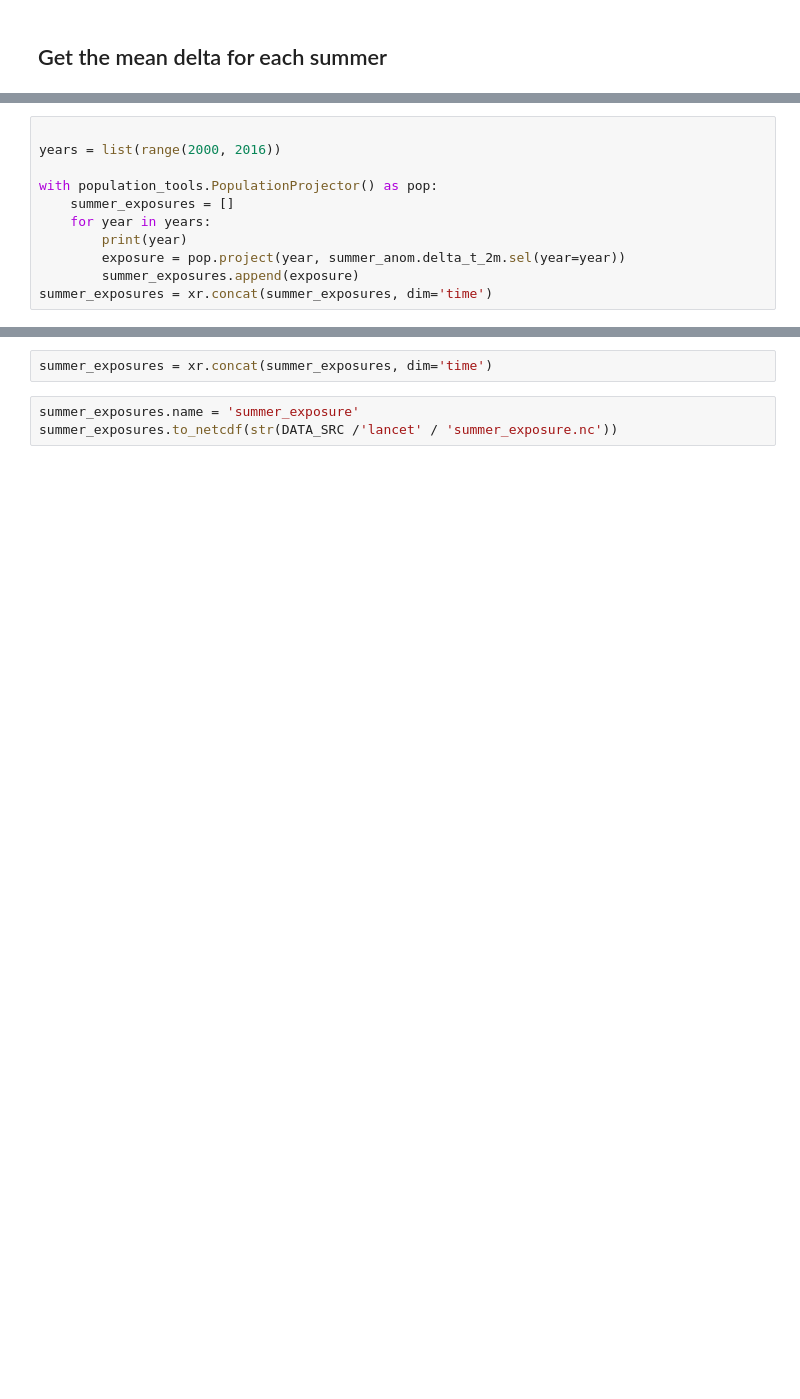
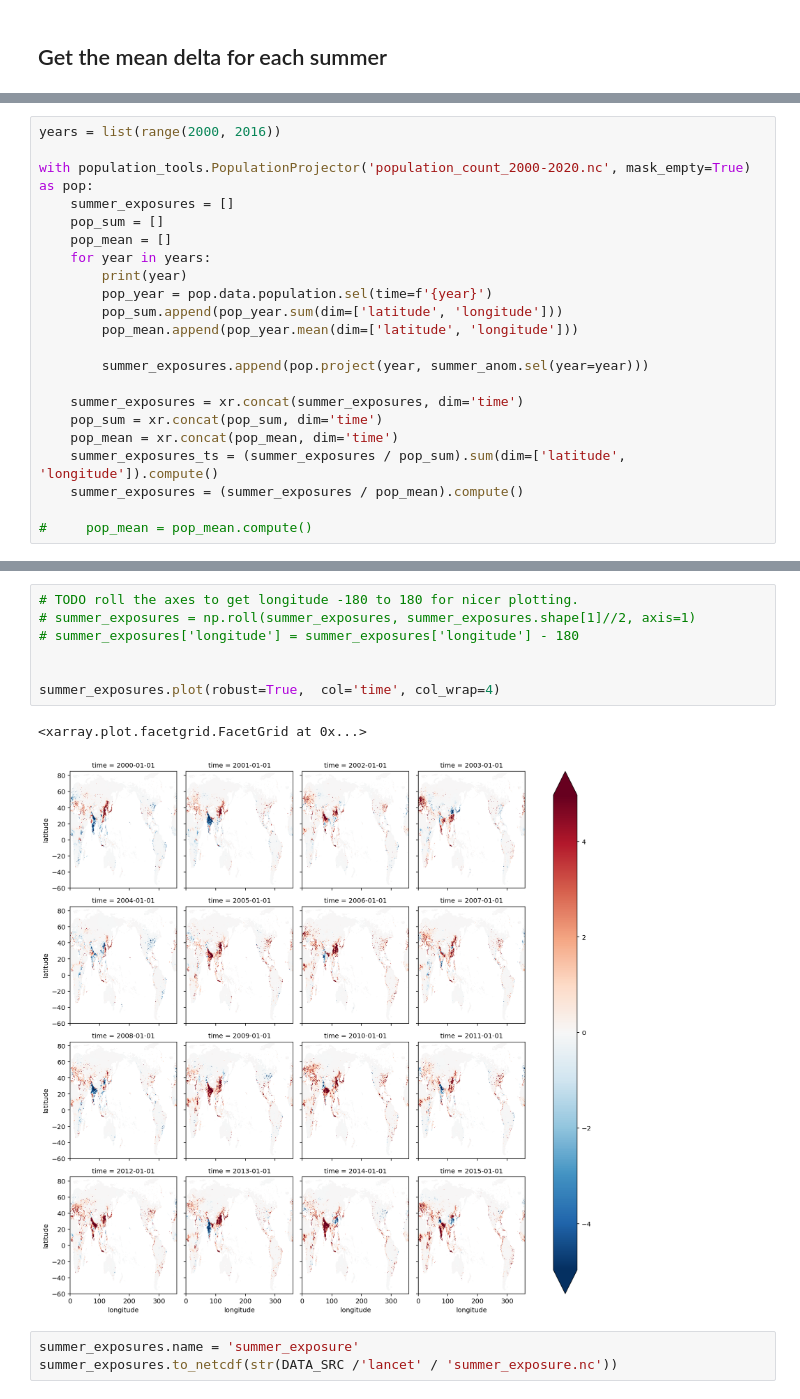
Before and after one commit to mangecoeur/health-climate-exposure, a Jupyter notebook: Temperature change exposure ERA.ipynb, the cells around one changed output, grey strips where cells are left out. Saved outputs shown, nothing was run; the diff lists cells and outputs as text; blank space fills up the shorter version.

```diff
--- a/Temperature change exposure ERA.ipynb
+++ b/Temperature change exposure ERA.ipynb
@@ -213,12 +193,23 @@ summer_anom.delta_t_2m.mean(dim=['latitude', 'longitude']).plot()
 # %%
-
 years = list(range(2000, 2016))
 
-with population_tools.PopulationProjector() as pop:
+with population_tools.PopulationProjector('population_count_2000-2020.nc', mask_empty=True) as pop:
     summer_exposures = []
+    pop_sum = []
+    pop_mean = []
     for year in years:
         print(year)
-        exposure = pop.project(year, summer_anom.delta_t_2m.sel(year=year))
-        summer_exposures.append(exposure)
-summer_exposures = xr.concat(summer_exposures, dim='time')
+        pop_year = pop.data.population.sel(time=f'{year}')
+        pop_sum.append(pop_year.sum(dim=['latitude', 'longitude']))
+        pop_mean.append(pop_year.mean(dim=['latitude', 'longitude']))
+
+        summer_exposures.append(pop.project(year, summer_anom.sel(year=year)))
+
+    summer_exposures = xr.concat(summer_exposures, dim='time')
+    pop_sum = xr.concat(pop_sum, dim='time')
+    pop_mean = xr.concat(pop_mean, dim='time')
+    summer_exposures_ts = (summer_exposures / pop_sum).sum(dim=['latitude', 'longitude']).compute()
+    summer_exposures = (summer_exposures / pop_mean).compute()
+
+#     pop_mean = pop_mean.compute()
 # %% [output]
@@ -242,5 +232,13 @@ summer_exposures = xr.concat(summer_exposures, dim='time')
-# %%
-summer_exposures = xr.concat(summer_exposures, dim='time')
+# %%
+# TODO roll the axes to get longitude -180 to 180 for nicer plotting.
+# summer_exposures = np.roll(summer_exposures, summer_exposures.shape[1]//2, axis=1)
+# summer_exposures['longitude'] = summer_exposures['longitude'] - 180
+
+
+summer_exposures.plot(robust=True,  col='time', col_wrap=4)
+# %% [output]
+<xarray.plot.facetgrid.FacetGrid at 0x...>
+[figure, added]
 # %%
 summer_exposures.name = 'summer_exposure'
 summer_exposures.to_netcdf(str(DATA_SRC /'lancet' / 'summer_exposure.nc'))
```
Also changed, not shown: parts of 43 cells of this notebook, 3 other files.
